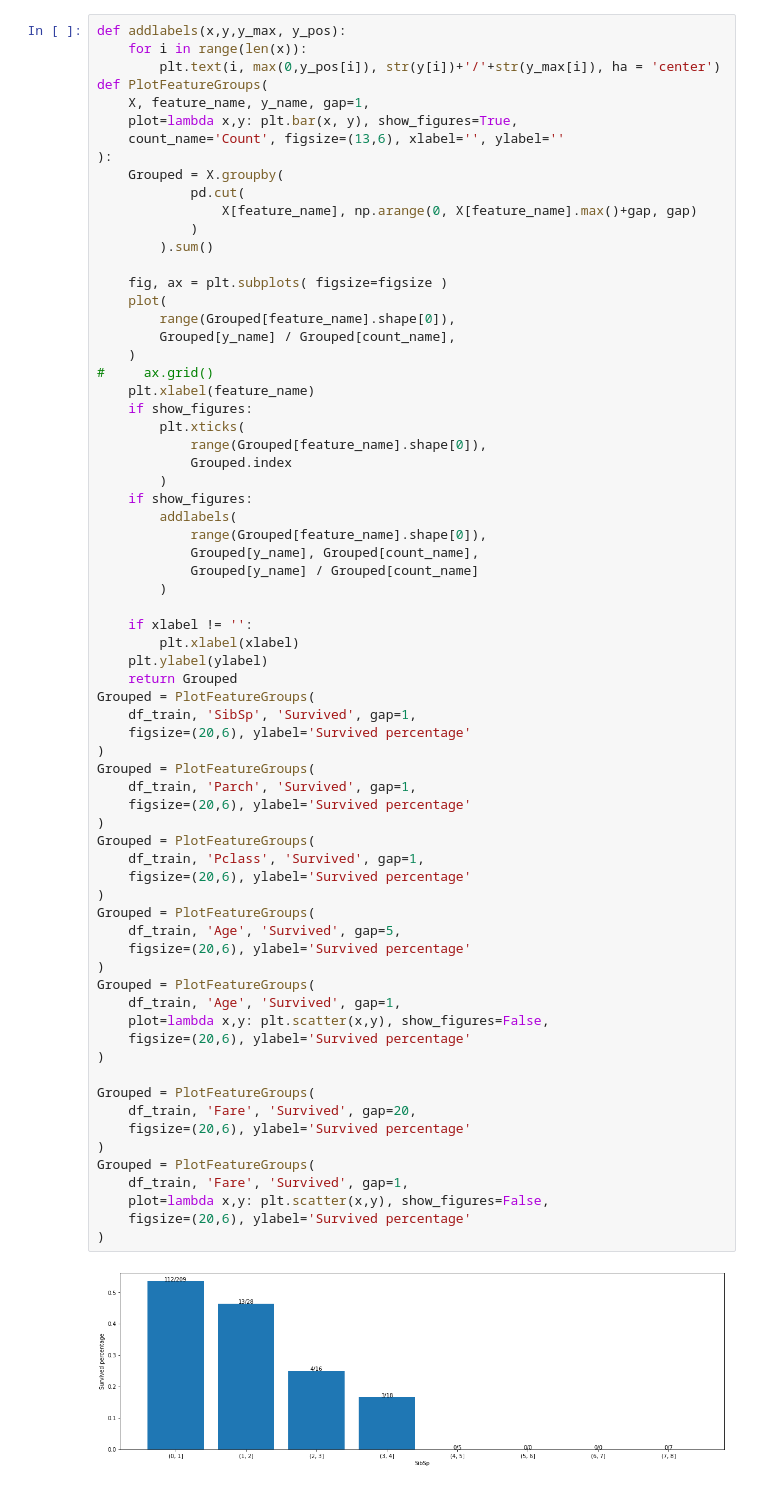
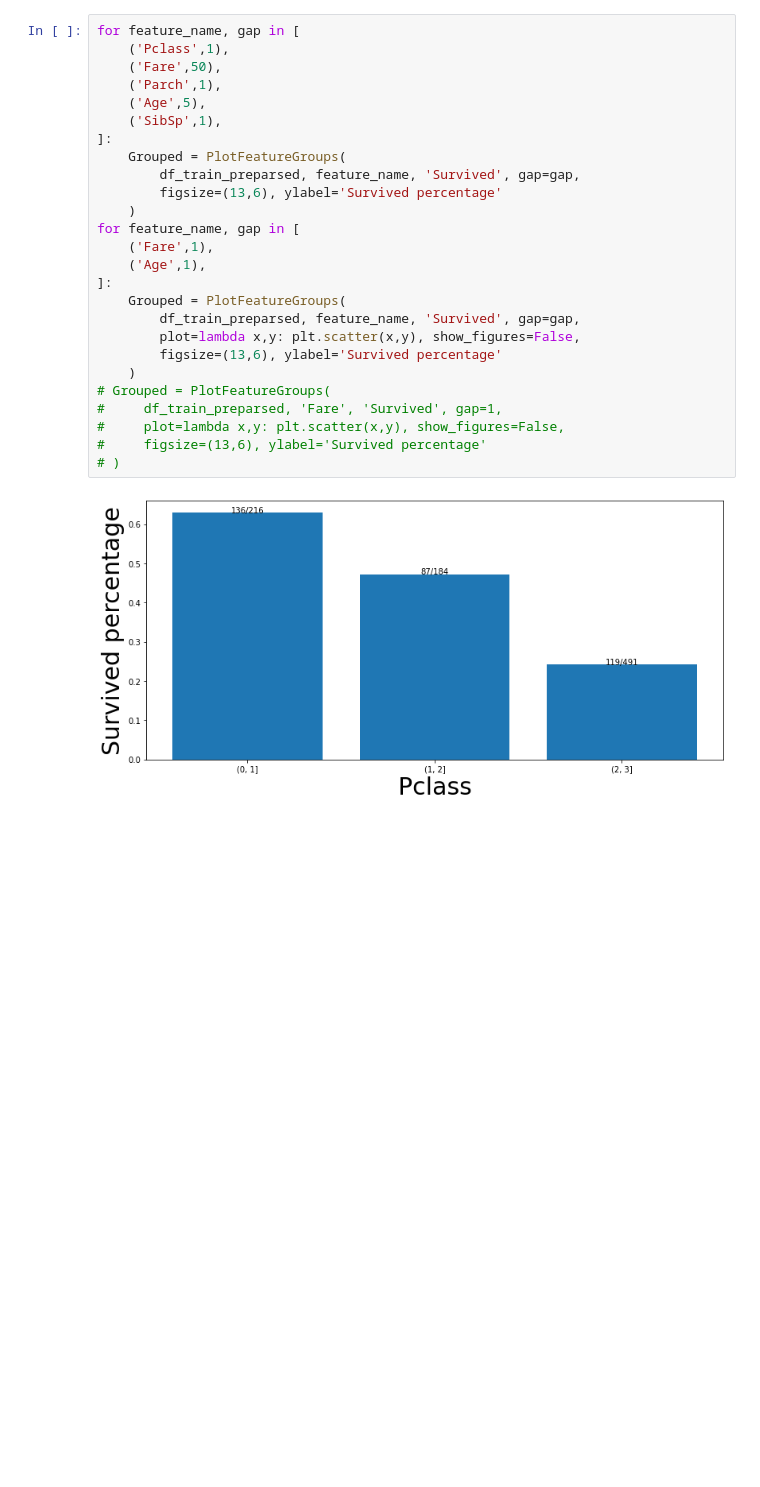
Before and after one commit to Yucheng-Zhu/Titanic_MachineLearningfromDisaster, a Jupyter notebook: Titanic (MLP).ipynb, the cells around one changed output. Drawn from its saved outputs; the diff is of its cells as text; blank space fills up the shorter version.

```diff
--- a/Titanic (MLP).ipynb
+++ b/Titanic (MLP).ipynb
@@ -104,73 +55,30 @@ PlotCorrelationToResult( df_train, 'Survived', drops=['PassengerId', 'Count'] )
 # %% [output]
 [figure]
 # %%
-def addlabels(x,y,y_max, y_pos):
-    for i in range(len(x)):
-        plt.text(i, max(0,y_pos[i]), str(y[i])+'/'+str(y_max[i]), ha = 'center')
-def PlotFeatureGroups(
-    X, feature_name, y_name, gap=1,
-    plot=lambda x,y: plt.bar(x, y), show_figures=True,
-    count_name='Count', figsize=(13,6), xlabel='', ylabel=''
-):
-    Grouped = X.groupby(
-            pd.cut(
-                X[feature_name], np.arange(0, X[feature_name].max()+gap, gap)
-            )
-        ).sum()
-
-    fig, ax = plt.subplots( figsize=figsize )
-    plot(
-        range(Grouped[feature_name].shape[0]),
-        Grouped[y_name] / Grouped[count_name],
+for feature_name, gap in [
+    ('Pclass',1),
+    ('Fare',50),
+    ('Parch',1),
+    ('Age',5),
+    ('SibSp',1),
+]:
+    Grouped = PlotFeatureGroups(
+        df_train_preparsed, feature_name, 'Survived', gap=gap,
+        figsize=(13,6), ylabel='Survived percentage'
     )
-#     ax.grid()
-    plt.xlabel(feature_name)
-    if show_figures:
-        plt.xticks(
-            range(Grouped[feature_name].shape[0]),
-            Grouped.index
-        )
-    if show_figures:
-        addlabels(
-            range(Grouped[feature_name].shape[0]),
-            Grouped[y_name], Grouped[count_name],
-            Grouped[y_name] / Grouped[count_name]
-        )
-
-    if xlabel != '':
-        plt.xlabel(xlabel)
-    plt.ylabel(ylabel)
-    return Grouped
-Grouped = PlotFeatureGroups(
-    df_train, 'SibSp', 'Survived', gap=1,
-    figsize=(20,6), ylabel='Survived percentage'
-)
-Grouped = PlotFeatureGroups(
-    df_train, 'Parch', 'Survived', gap=1,
-    figsize=(20,6), ylabel='Survived percentage'
-)
-Grouped = PlotFeatureGroups(
-    df_train, 'Pclass', 'Survived', gap=1,
-    figsize=(20,6), ylabel='Survived percentage'
-)
-Grouped = PlotFeatureGroups(
-    df_train, 'Age', 'Survived', gap=5,
-    figsize=(20,6), ylabel='Survived percentage'
-)
-Grouped = PlotFeatureGroups(
-    df_train, 'Age', 'Survived', gap=1,
-    plot=lambda x,y: plt.scatter(x,y), show_figures=False,
-    figsize=(20,6), ylabel='Survived percentage'
-)
-
-Grouped = PlotFeatureGroups(
-    df_train, 'Fare', 'Survived', gap=20,
-    figsize=(20,6), ylabel='Survived percentage'
-)
-Grouped = PlotFeatureGroups(
-    df_train, 'Fare', 'Survived', gap=1,
-    plot=lambda x,y: plt.scatter(x,y), show_figures=False,
-    figsize=(20,6), ylabel='Survived percentage'
-)
+for feature_name, gap in [
+    ('Fare',1),
+    ('Age',1),
+]:
+    Grouped = PlotFeatureGroups(
+        df_train_preparsed, feature_name, 'Survived', gap=gap,
+        plot=lambda x,y: plt.scatter(x,y), show_figures=False,
+        figsize=(13,6), ylabel='Survived percentage'
+    )
+# Grouped = PlotFeatureGroups(
+#     df_train_preparsed, 'Fare', 'Survived', gap=1,
+#     plot=lambda x,y: plt.scatter(x,y), show_figures=False,
+#     figsize=(13,6), ylabel='Survived percentage'
+# )
 # %% [output]
-[figure, old version]
+[figure, new version]
```
Also changed, not shown: parts of 11 cells of this notebook, 4 other files.
